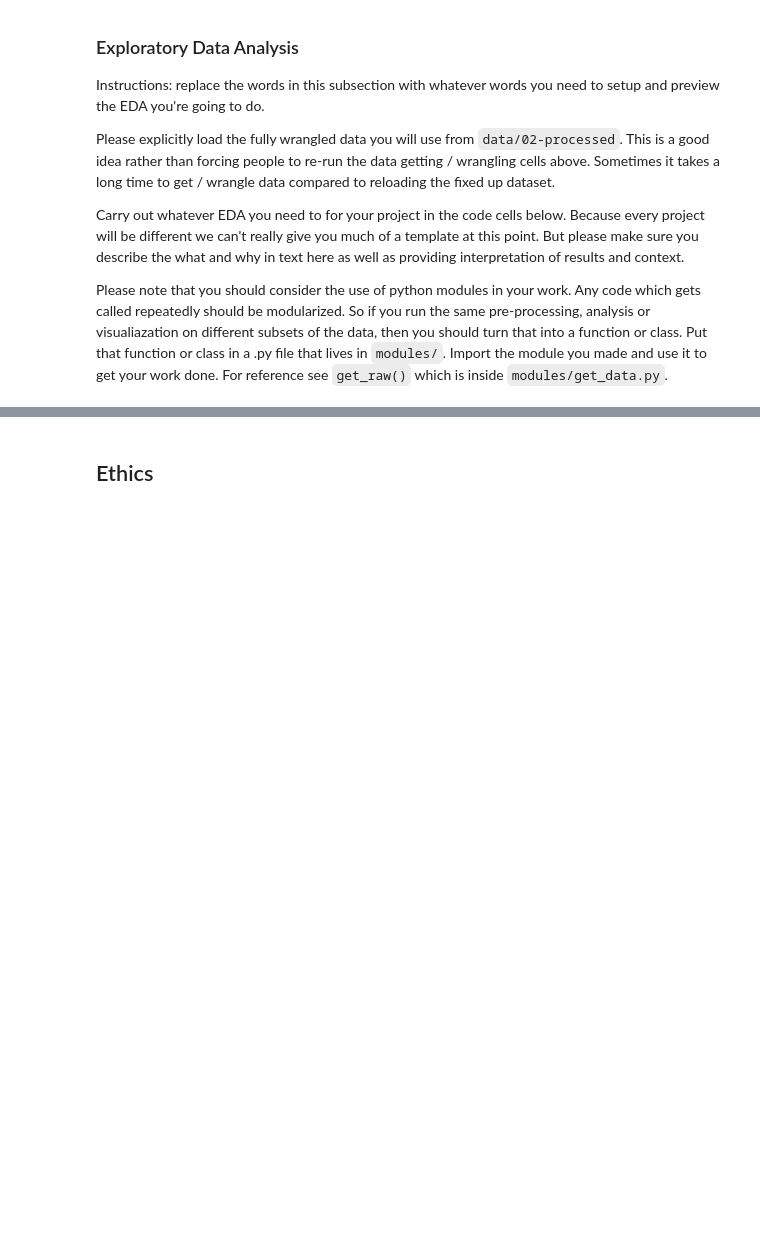
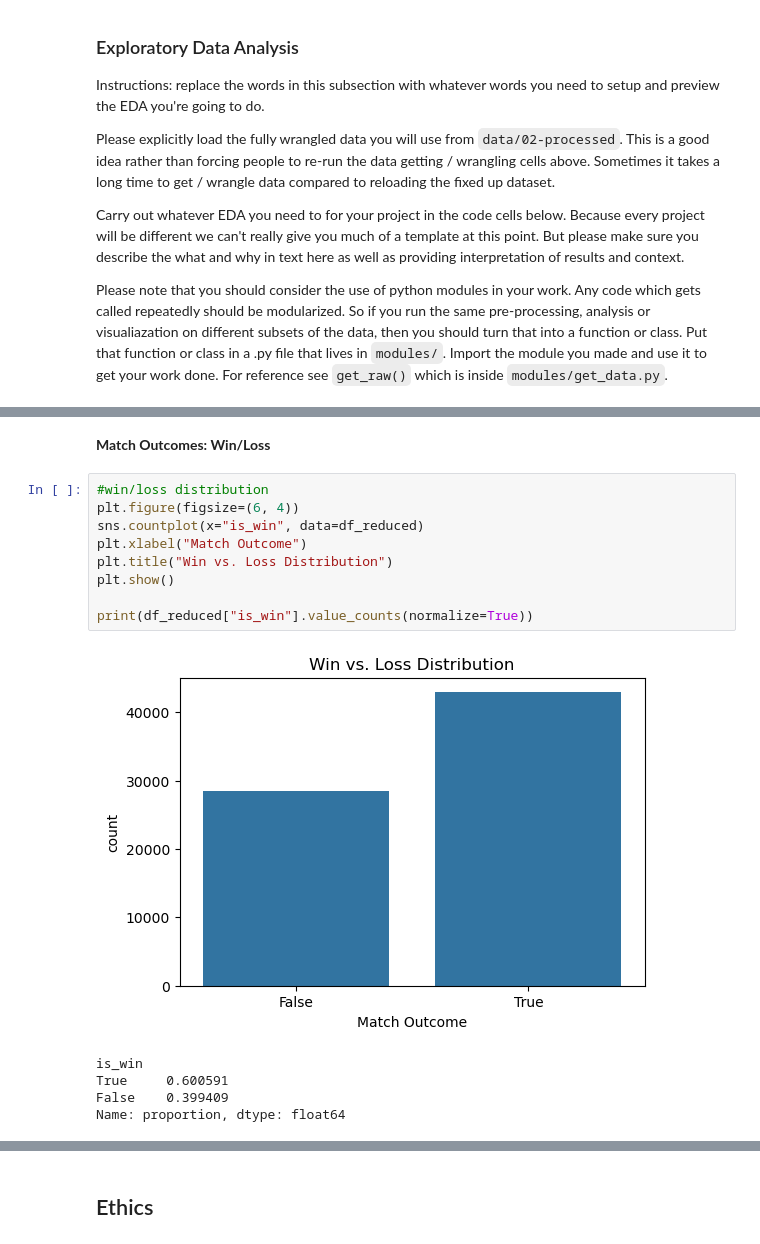
Before and after one commit to COGS108/Group126_WI26, a Jupyter notebook: 02-EDACheckpoint.ipynb, the cells around one changed output, grey strips where cells are left out. Saved outputs shown, nothing was run; the diff lists cells and outputs as text; blank space fills up the shorter version.

```diff
--- a/02-EDACheckpoint.ipynb
+++ b/02-EDACheckpoint.ipynb
@@ -673,0 +854,17 @@ Please note that you should consider the use of python modules in your work.  An
+# %% [markdown]
+**Match Outcomes: Win/Loss**
+# %%
+#win/loss distribution
+plt.figure(figsize=(6, 4))
+sns.countplot(x="is_win", data=df_reduced)
+plt.xlabel("Match Outcome")
+plt.title("Win vs. Loss Distribution")
+plt.show()
+
+print(df_reduced["is_win"].value_counts(normalize=True))
+# %% [output]
+[figure, added]
+is_win
+True     0.600591
+False    0.399409
+Name: proportion, dtype: float64
```
Also changed, not shown: parts of 45 cells of this notebook.
